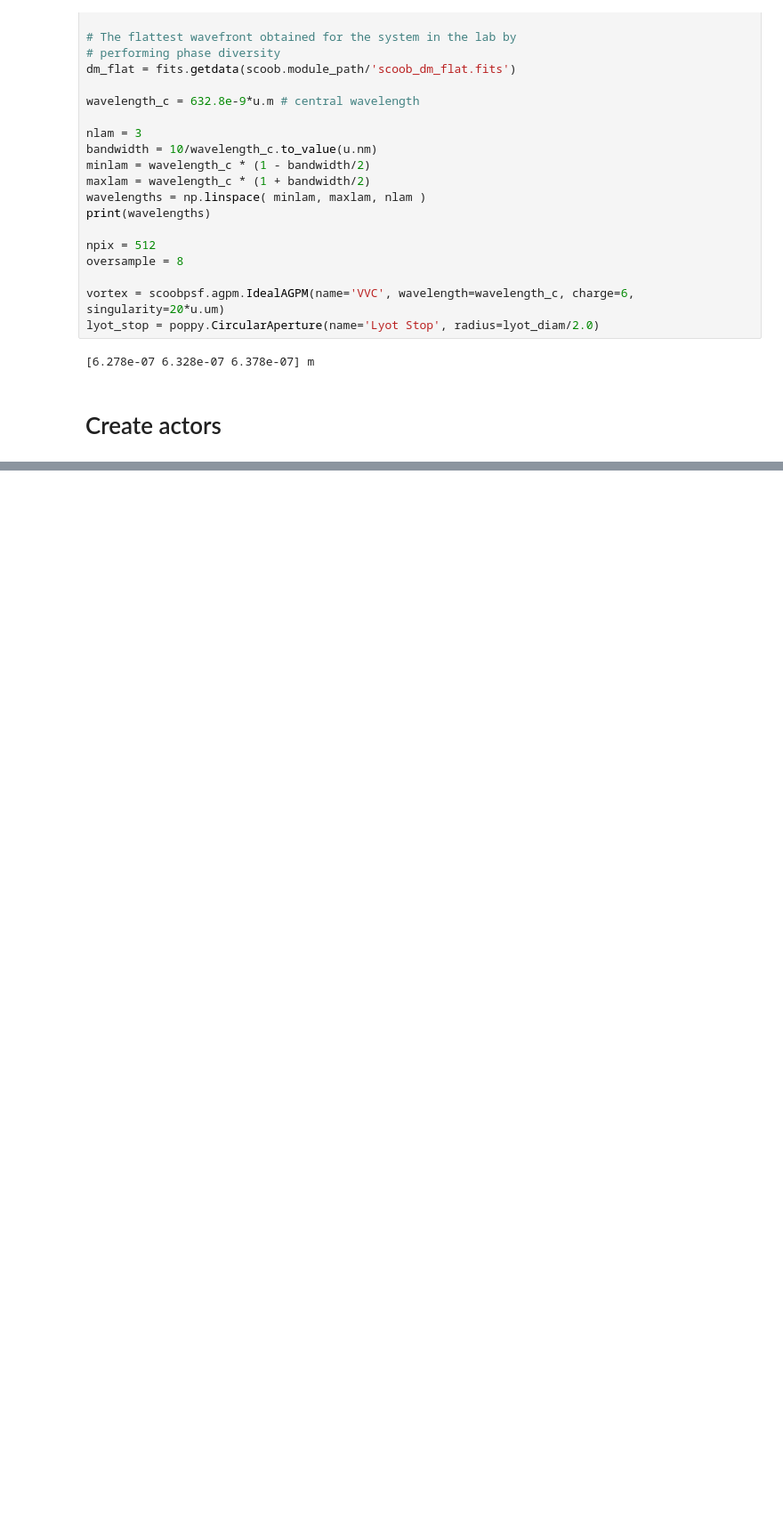
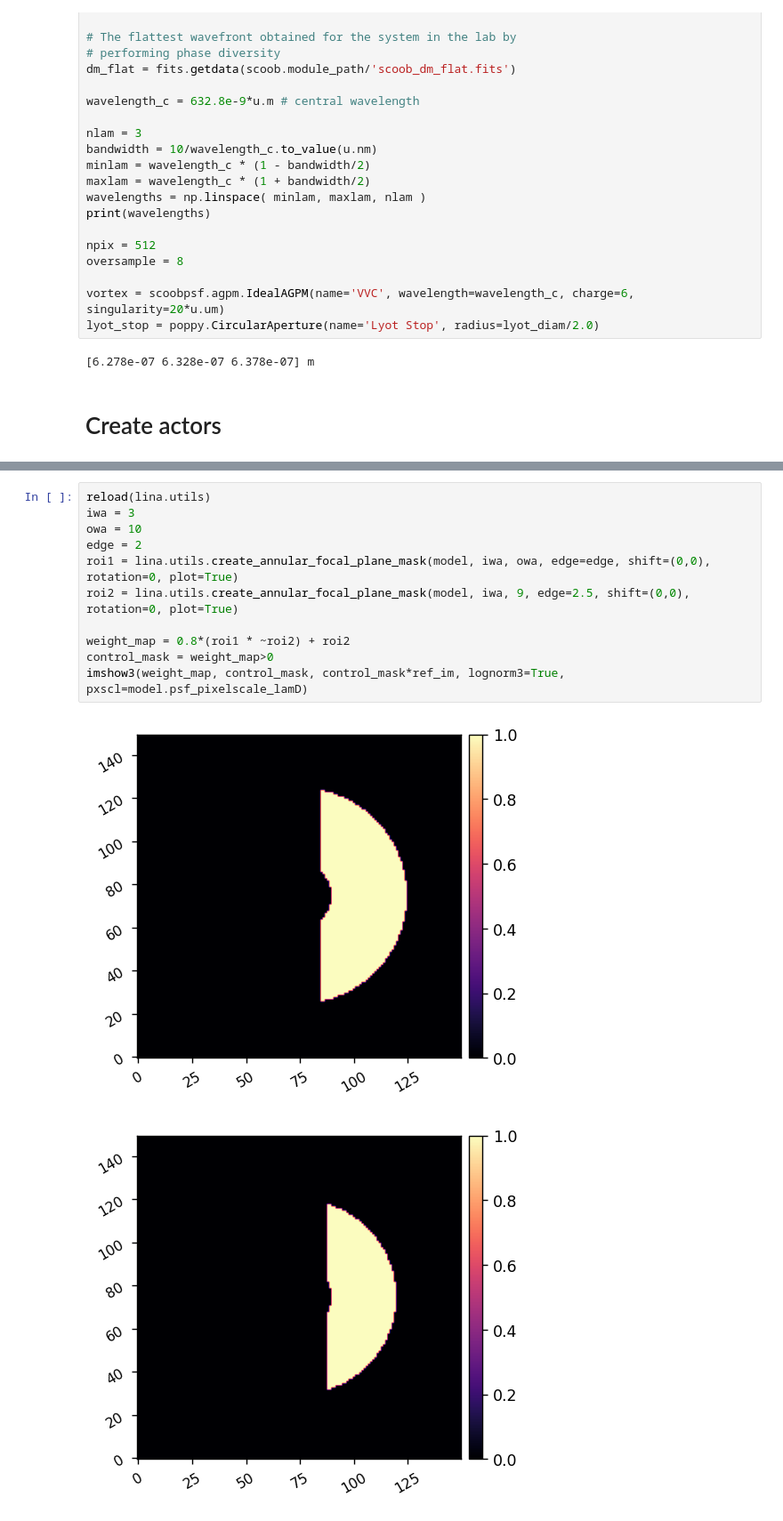
Before and after one commit to uasal/scoob-psf, a Jupyter notebook: example-notebooks/scoobpsf_bbiefc_demo.ipynb, the cells around one changed output, grey strips where cells are left out. Shown at 89% size. Saved outputs shown, nothing was run; the diff lists cells and outputs as text; blank space fills up the shorter version.

```diff
--- a/example-notebooks/scoobpsf_bbiefc_demo.ipynb
+++ b/example-notebooks/scoobpsf_bbiefc_demo.ipynb
@@ -92,0 +93,14 @@ ref_im = model.snap(plot=True)
+# %%
+reload(lina.utils)
+iwa = 3
+owa = 10
+edge = 2
+roi1 = lina.utils.create_annular_focal_plane_mask(model, iwa, owa, edge=edge, shift=(0,0), rotation=0, plot=True)
+roi2 = lina.utils.create_annular_focal_plane_mask(model, iwa, 9, edge=2.5, shift=(0,0), rotation=0, plot=True)
+
+weight_map = 0.8*(roi1 * ~roi2) + roi2
+control_mask = weight_map>0
+imshow3(weight_map, control_mask, control_mask*ref_im, lognorm3=True, pxscl=model.psf_pixelscale_lamD)
+# %% [output]
+[figure, added]
+[figure, added]
```
Also changed, not shown: parts of 13 cells of this notebook, 1 other file.
